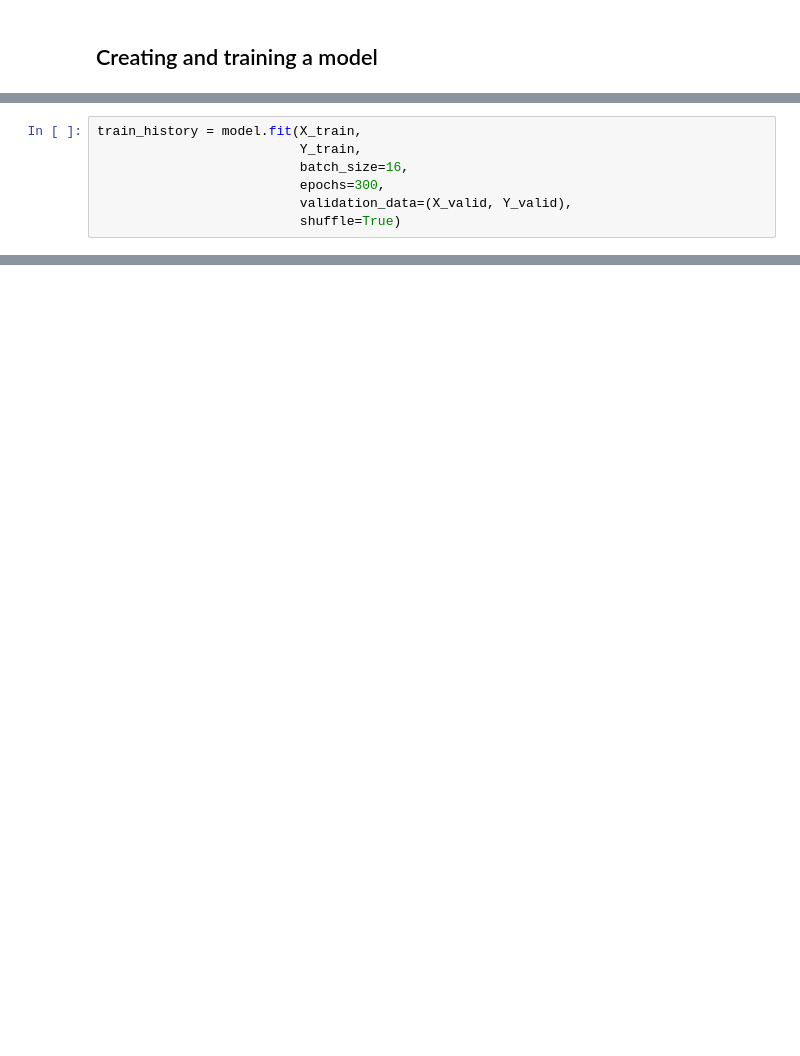
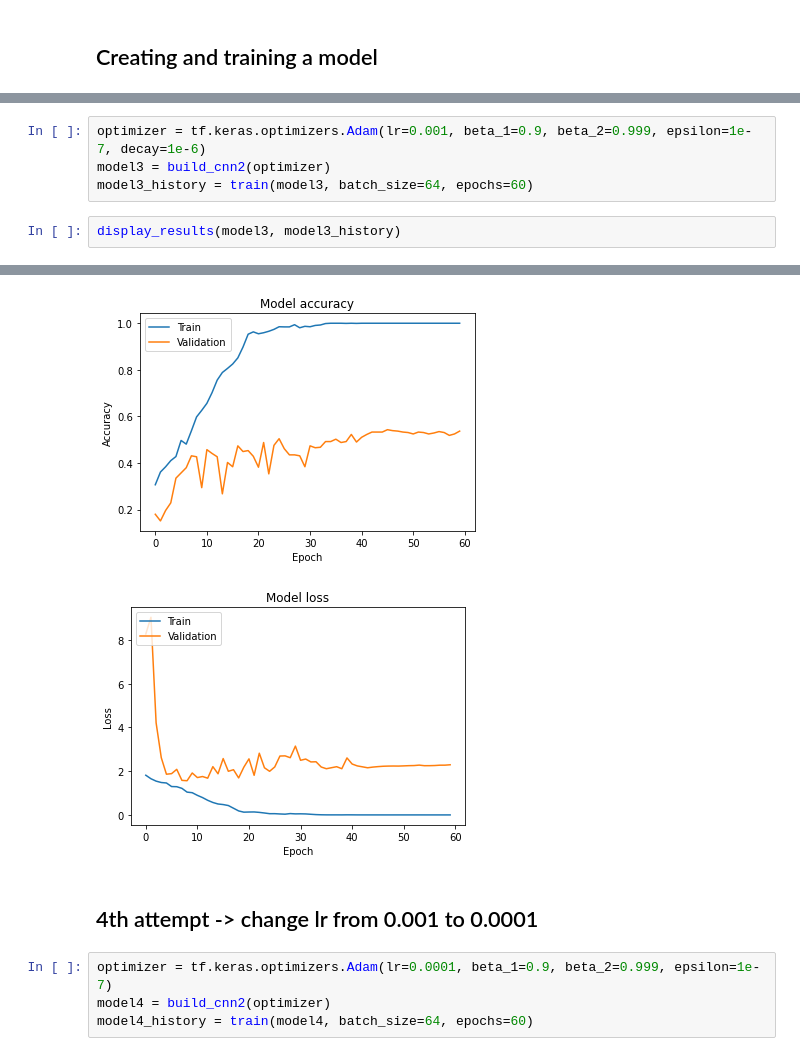
Before and after one commit to srgynmv/EmoteNN, a Jupyter notebook: notebooks/train_sound_cnn_1d.ipynb, the cells around one changed output, grey strips where cells are left out. Drawn from its saved outputs; the diff is of its cells as text; blank space fills up the shorter version.

```diff
--- a/notebooks/train_sound_cnn_1d.ipynb
+++ b/notebooks/train_sound_cnn_1d.ipynb
@@ -58,7 +87,0 @@ with strategy.scope():
-# %%
-train_history = model.fit(X_train,
-                          Y_train,
-                          batch_size=16,
-                          epochs=300,
-                          validation_data=(X_valid, Y_valid),
-                          shuffle=True)
@@ -73,0 +180,7 @@ tu.save_results(model, train_history, 'sound_1d_cnn')
+# %%
+optimizer = tf.keras.optimizers.Adam(lr=0.001, beta_1=0.9, beta_2=0.999, epsilon=1e-7, decay=1e-6)
+model3 = build_cnn2(optimizer)
+model3_history = train(model3, batch_size=64, epochs=60)
+# %%
+display_results(model3, model3_history)
+# %% [output]
@@ -73,0 +193,8 @@ tu.save_results(model, train_history, 'sound_1d_cnn')
+[figure, added]
+[figure, added]
+# %% [markdown]
+## 4th attempt -> change lr from 0.001 to 0.0001
+# %%
+optimizer = tf.keras.optimizers.Adam(lr=0.0001, beta_1=0.9, beta_2=0.999, epsilon=1e-7)
+model4 = build_cnn2(optimizer)
+model4_history = train(model4, batch_size=64, epochs=60)
```
Also changed, not shown: parts of 30 cells of this notebook.
